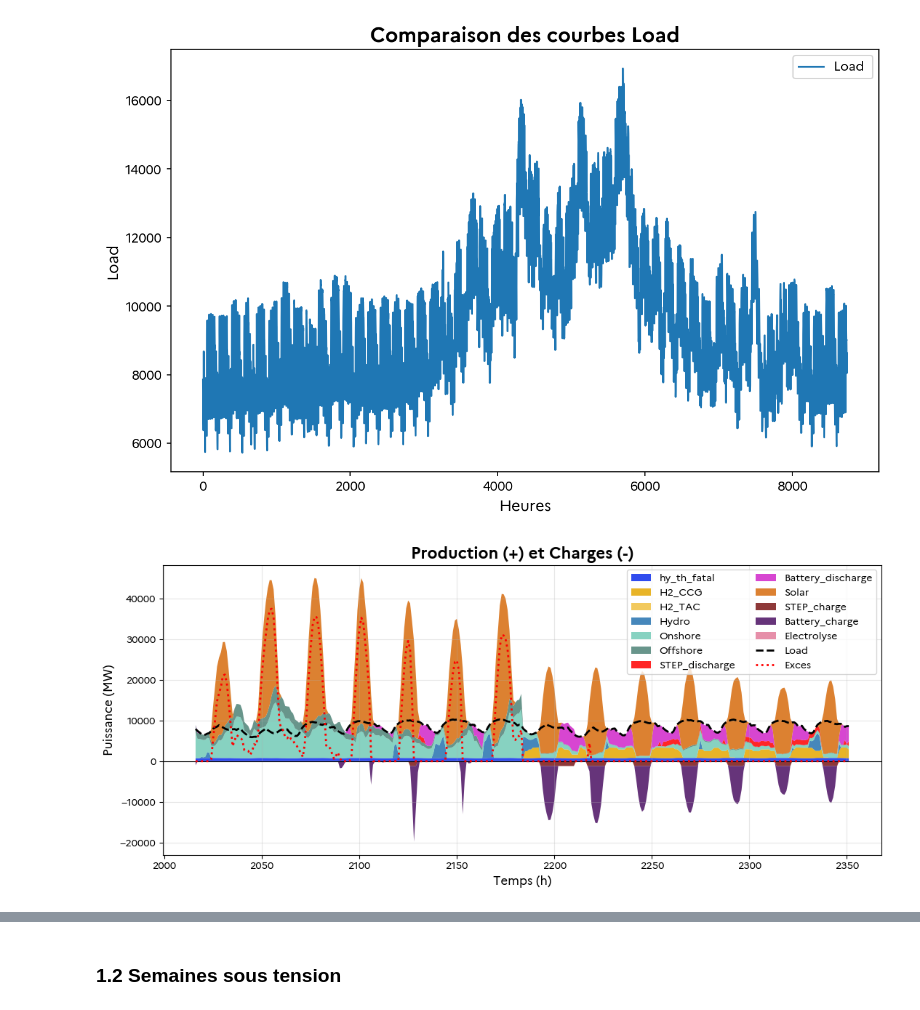
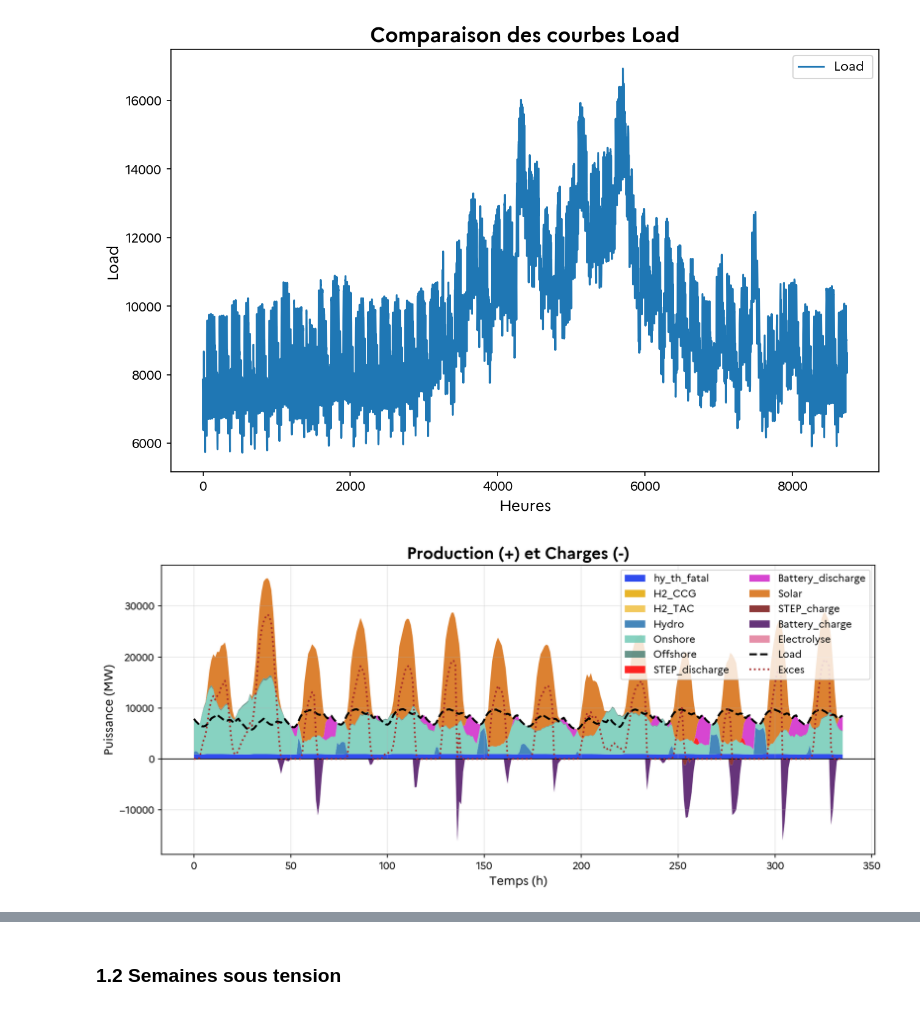
Before and after one commit to alextonon/ETE305_Optimization_Study, a Jupyter notebook: analysis_with_optimization.ipynb, the cells around one changed output, grey strips where cells are left out. Drawn from its saved outputs; the diff is of its cells as text; code cells hidden in the pictures.

```diff
--- a/analysis_with_optimization.ipynb
+++ b/analysis_with_optimization.ipynb
@@ -69,9 +69,9 @@ charge_cols = [
 ## __0. Lecture des données__
 # %%
 # Config de lecture des données
-WEEK_TARGET = 12  # semaine de départ
+WEEK_TARGET = 0  # semaine de départ
 TWO_WEEKS = True   # True pour 2 semaines, False pour 1 semaine
-id = "C343DA44"
+id = "1A024C4B"
 # %%
 # --- Chargement des données ---
 df_global = pd.read_csv(f"results/{id}/results.csv", sep=';')
@@ -125,42 +125,42 @@ plt.show()
 # %% [output]
 [figure]
 # %%
-plt.figure(figsize=(11,5))
+plt.figure(figsize=(11,5), dpi=150)
 
 # --- STACK POSITIF ---
 plt.stackplot(
     df.index,
     [df[c] for c in prod_cols],
     colors=[palette[c] for c in prod_cols],
     labels=prod_cols,
     alpha=0.85
 )
 
 # --- STACK NEGATIF ---
 plt.stackplot(
     df.index,
     [-df[c] for c in charge_cols],   # ⚠️ on met en négatif
     colors=[palette[c] for c in charge_cols],
     labels=charge_cols,
     alpha=0.85
 )
 
 # Ligne zéro
 plt.axhline(0, color="black", linewidth=0.8)
 
 # Load
 plt.plot(df.index, df['Load'], color="black", linestyle='--', linewidth=2, label="Load")
-plt.plot(df.index, df["Exces"], color="red", linestyle=':', linewidth=2, label="Exces")
+plt.plot(df.index, df["Exces"], color="brown", linestyle=':', linewidth=1.7, label="Exces")
 
 plt.title("Production (+) et Charges (-)")
 plt.xlabel("Temps (h)")
 plt.ylabel("Puissance (MW)")
 plt.legend(ncol=2)
 plt.grid(alpha=0.3)
 plt.tight_layout()
 plt.show()
 # %% [output]
-[figure, old version]
+[figure, new version]
 # %%
 plt.figure(figsize=(11,5))
 
```
Also changed, not shown: parts of 17 cells of this notebook, 13 other files.
